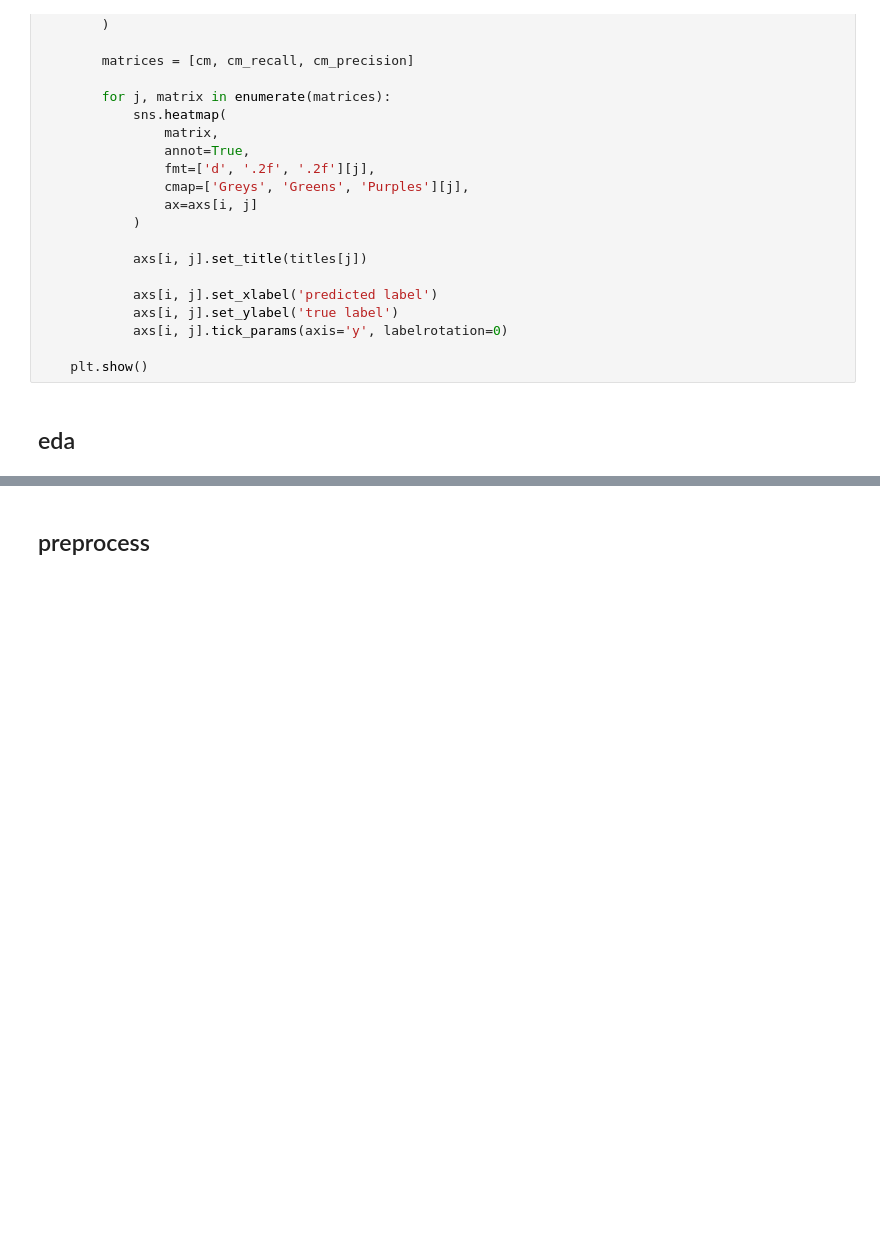
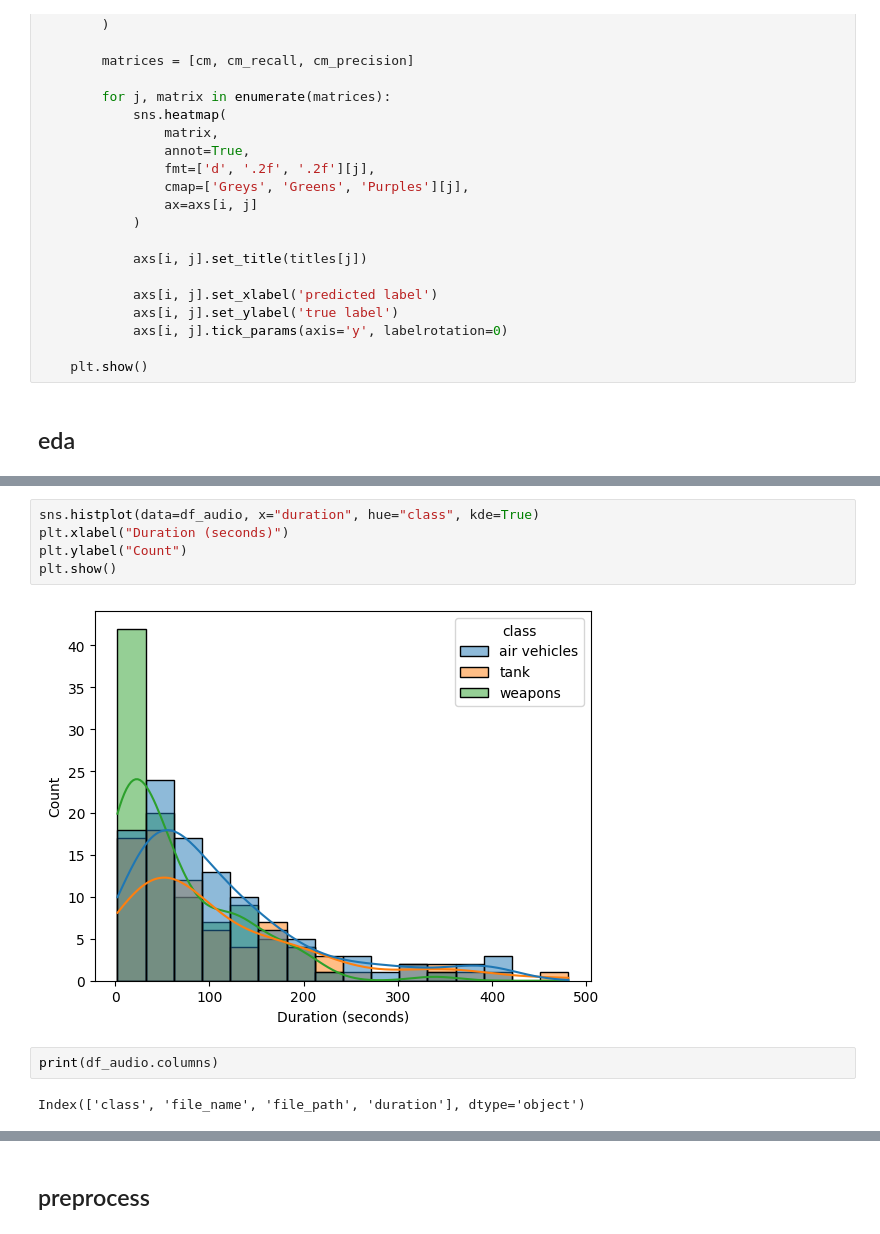
Before and after one commit to TetianaSoroka/kr_sounds_classifier, a Jupyter notebook: project/mn.ipynb, the cells around one changed output, grey strips where cells are left out. Cells and saved outputs as stored; diff of their text form; blank space fills up the shorter version.

```diff
--- a/project/mn.ipynb
+++ b/project/mn.ipynb
@@ -234,0 +268,11 @@ plt.show()
+# %%
+sns.histplot(data=df_audio, x="duration", hue="class", kde=True)
+plt.xlabel("Duration (seconds)")
+plt.ylabel("Count")
+plt.show()
+# %% [output]
+[figure, added]
+# %%
+print(df_audio.columns)
+# %% [output]
+Index(['class', 'file_name', 'file_path', 'duration'], dtype='object')
```
Also changed, not shown: parts of 11 cells of this notebook.
